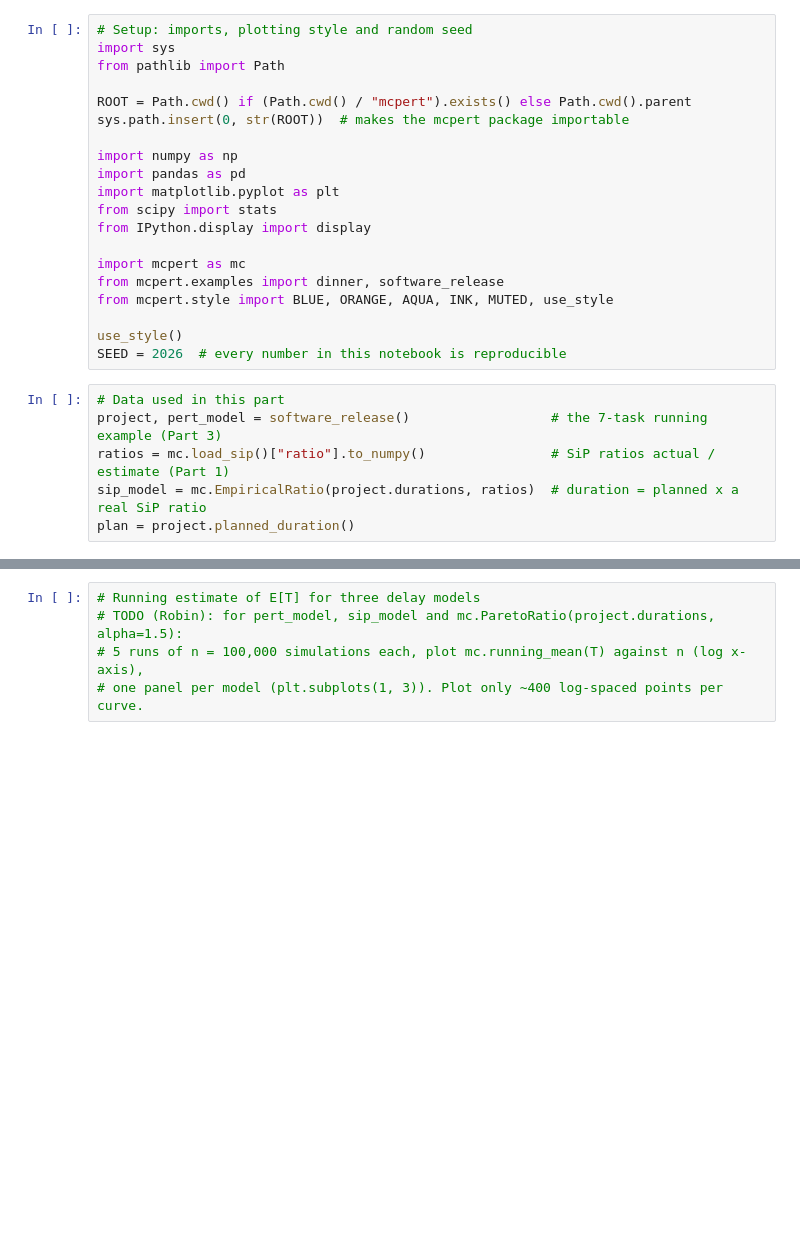
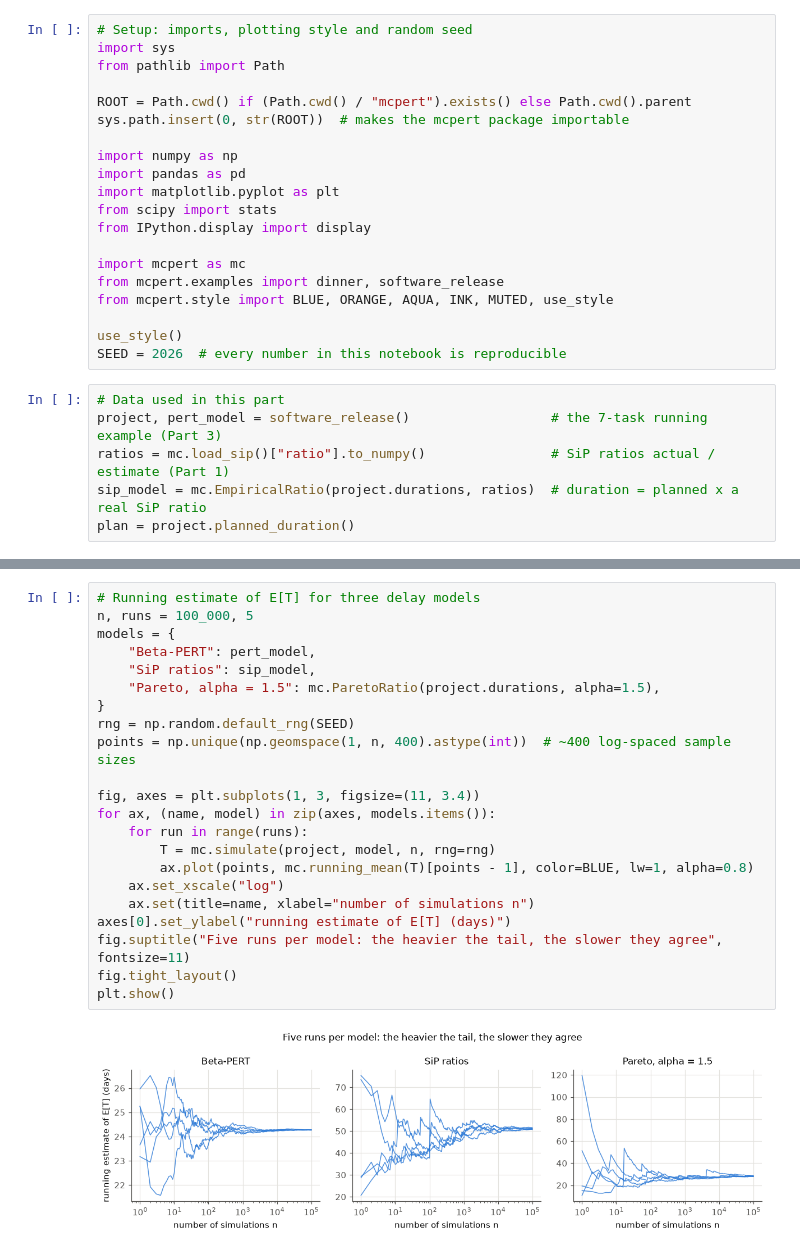
Before and after one commit to Keiraaaaaaaaaaa/mc-project-delays, a Jupyter notebook: notebooks/part5_limitations.ipynb, the cells around one changed output, grey strips where cells are left out. Drawn from its saved outputs; the diff is of its cells as text; blank space fills up the shorter version.

```diff
--- a/notebooks/part5_limitations.ipynb
+++ b/notebooks/part5_limitations.ipynb
@@ -51,6 +86,25 @@ TODO (Robin): one sentence describing the experiment (3 models x 5 runs).
 # %%
 # Running estimate of E[T] for three delay models
-# TODO (Robin): for pert_model, sip_model and mc.ParetoRatio(project.durations, alpha=1.5):
-# 5 runs of n = 100,000 simulations each, plot mc.running_mean(T) against n (log x-axis),
-# one panel per model (plt.subplots(1, 3)). Plot only ~400 log-spaced points per curve.
+n, runs = 100_000, 5
+models = {
+    "Beta-PERT": pert_model,
+    "SiP ratios": sip_model,
+    "Pareto, alpha = 1.5": mc.ParetoRatio(project.durations, alpha=1.5),
+}
+rng = np.random.default_rng(SEED)
+points = np.unique(np.geomspace(1, n, 400).astype(int))  # ~400 log-spaced sample sizes
+
+fig, axes = plt.subplots(1, 3, figsize=(11, 3.4))
+for ax, (name, model) in zip(axes, models.items()):
+    for run in range(runs):
+        T = mc.simulate(project, model, n, rng=rng)
+        ax.plot(points, mc.running_mean(T)[points - 1], color=BLUE, lw=1, alpha=0.8)
+    ax.set_xscale("log")
+    ax.set(title=name, xlabel="number of simulations n")
+axes[0].set_ylabel("running estimate of E[T] (days)")
+fig.suptitle("Five runs per model: the heavier the tail, the slower they agree", fontsize=11)
+fig.tight_layout()
+plt.show()
+# %% [output]
+[figure, added]
 # %% [markdown]
```
Also changed, not shown: parts of 11 cells of this notebook, 1 other file.
